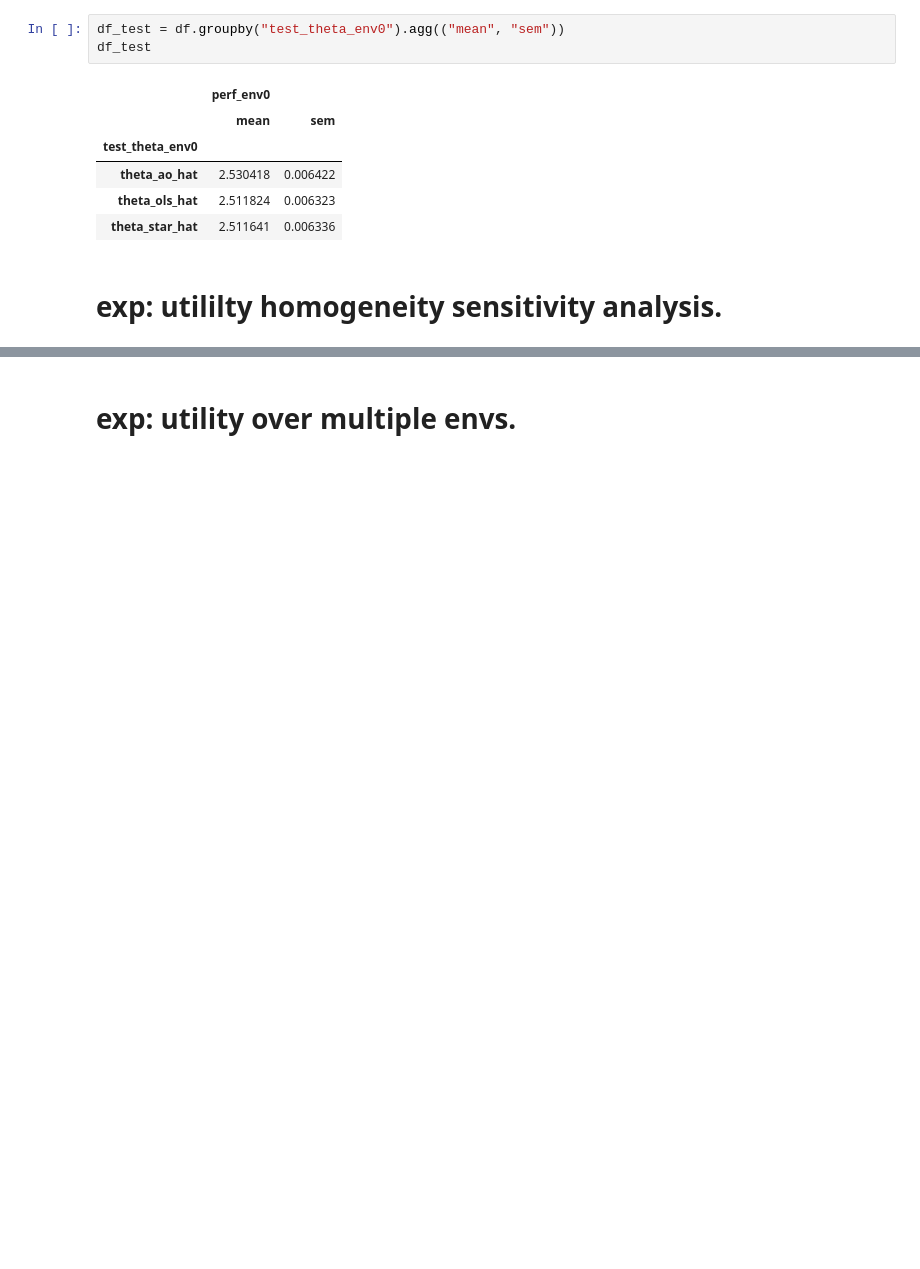
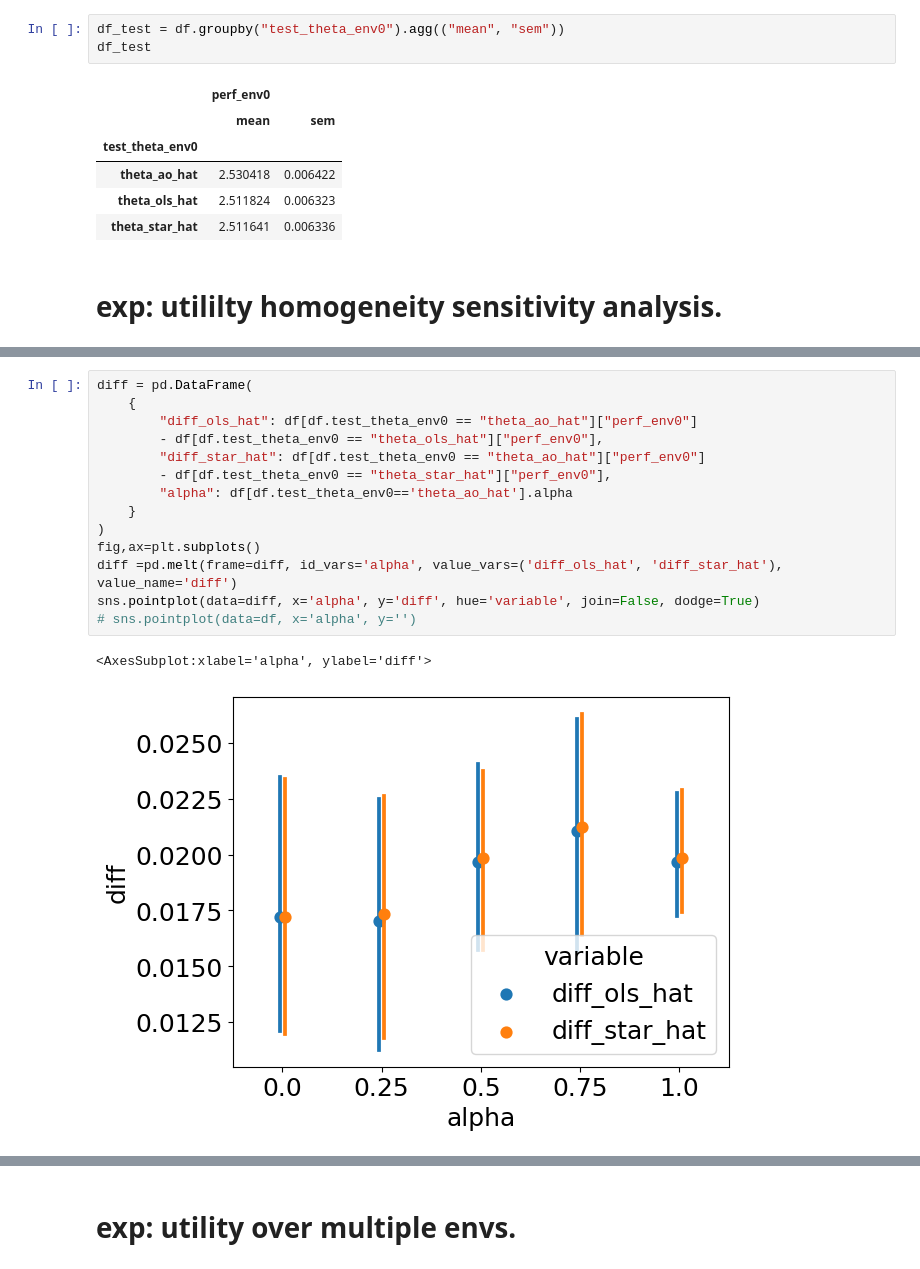
Before and after one commit to muandet-lab/causal-strategic-learning-with-selection, a Jupyter notebook: experiments.ipynb, the cells around one changed output, grey strips where cells are left out. Drawn from its saved outputs; the diff is of its cells as text; blank space fills up the shorter version.

```diff
--- a/experiments.ipynb
+++ b/experiments.ipynb
@@ -1030,6 +1044,23 @@ for a in (0, 0.25, .5, .75, 1):
         df['alpha'] = a
         dfs.append(df)
 df = pd.concat(dfs)
+# %%
+diff = pd.DataFrame(
+    {
+        "diff_ols_hat": df[df.test_theta_env0 == "theta_ao_hat"]["perf_env0"]
+        - df[df.test_theta_env0 == "theta_ols_hat"]["perf_env0"],
+        "diff_star_hat": df[df.test_theta_env0 == "theta_ao_hat"]["perf_env0"]
+        - df[df.test_theta_env0 == "theta_star_hat"]["perf_env0"],
+        "alpha": df[df.test_theta_env0=='theta_ao_hat'].alpha
+    }
+)
+fig,ax=plt.subplots()
+diff =pd.melt(frame=diff, id_vars='alpha', value_vars=('diff_ols_hat', 'diff_star_hat'), value_name='diff')
+sns.pointplot(data=diff, x='alpha', y='diff', hue='variable', join=False, dodge=True)
+# sns.pointplot(data=df, x='alpha', y='')
+# %% [output]
+<AxesSubplot:xlabel='alpha', ylabel='diff'>
+[figure, added]
 # %%
 fig,ax=plt.subplots()
 sns.pointplot(
```
Also changed, not shown: parts of 4 cells of this notebook.
